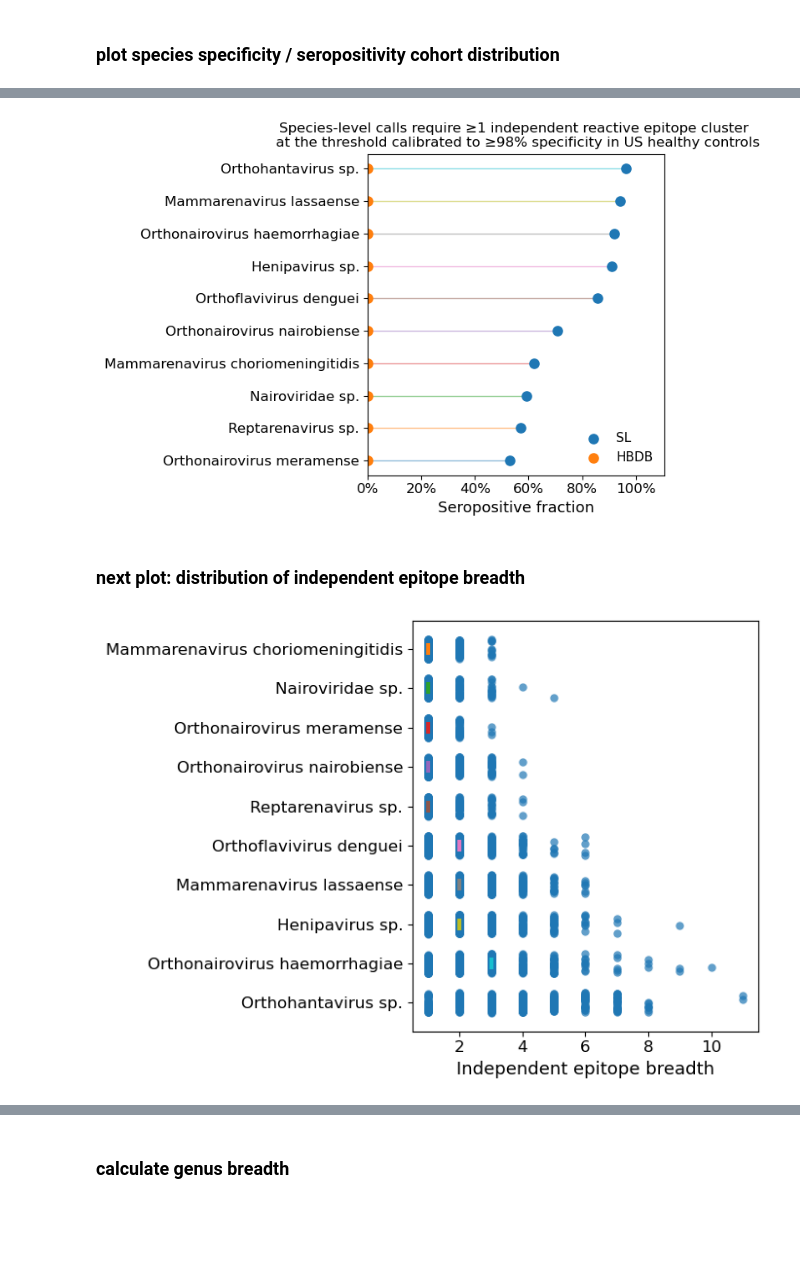
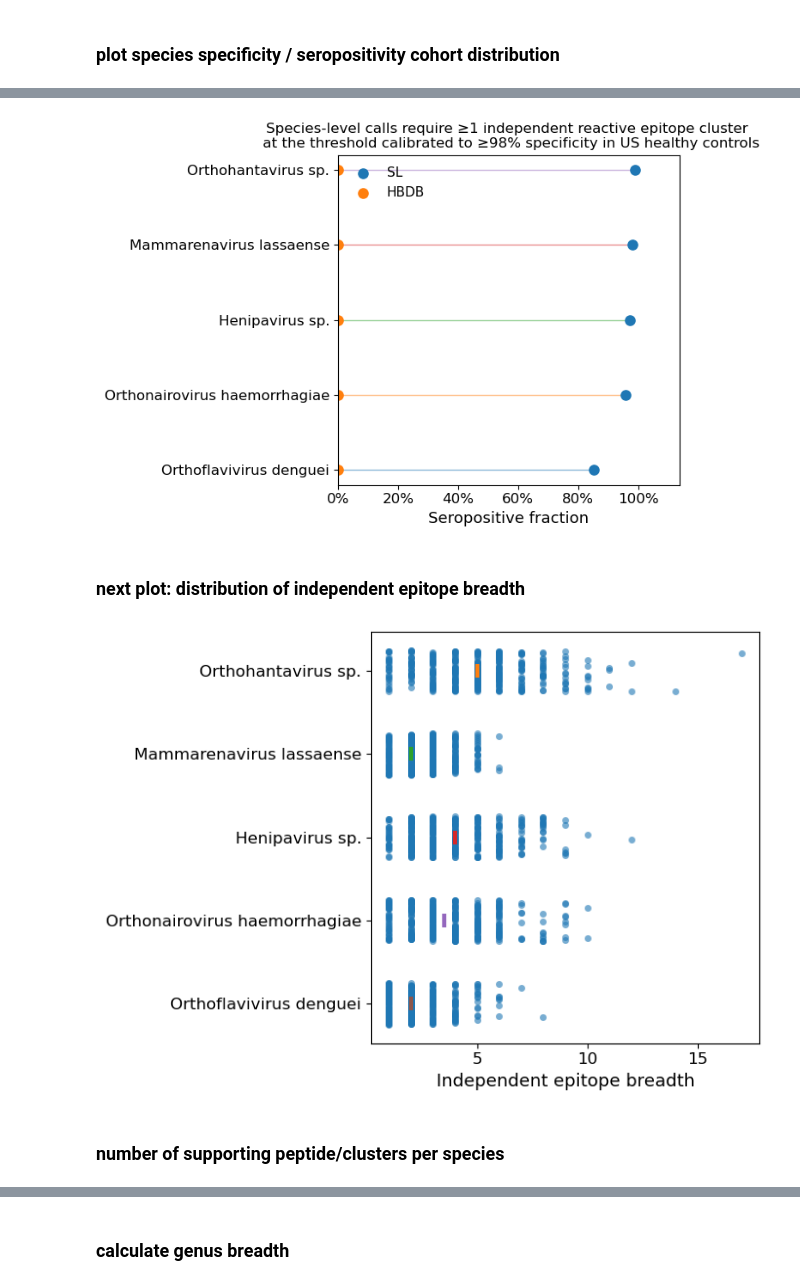
Before and after one commit to sporak577/lasv_phipseq_2026, a Jupyter notebook: Analysis_w_cluster_assignment_090426.ipynb/cluster_based_analysis_090526.ipynb, the cells around one changed output, grey strips where cells are left out. Cells and saved outputs as stored; diff of their text form; code cells hidden in the pictures; blank space fills up the shorter version.

Commit message:
updating the entire script by first doing peptide based seroreactivity analysis and then later including clusering analysis

```diff
--- a/Analysis_w_cluster_assignment_090426.ipynb/cluster_based_analysis_090526.ipynb
+++ b/Analysis_w_cluster_assignment_090426.ipynb/cluster_based_analysis_090526.ipynb
@@ -15,7 +15,7 @@ pd.read_csv('../lassa_library_sequences_species_standardized_070726.csv').rename
 peps_metadata.loc[peps_metadata['genus'] == 'Arenavirus', 'genus'] = 'Mammarenavirus'
 # %%
 Z_THRESH = 3
-SENS_MIN = 0.05
+SENS_MIN = 0.02
 SPEC_MIN = 0.99
 # %% [markdown]
 ### calculate peptide sensitivity / specificity and select hits
@@ -76,7 +76,7 @@ hits.shape
 import networkx as nx
 from collections import defaultdict
 
-K = 7
+K = 8
 
 def get_kmers(sequence, k=K):
     sequence = str(sequence).upper()
@@ -334,14 +357,14 @@ species_plot = (
     .reset_index()
 )
 
-# Keep species with at least some CHILD seropositivity
+# Keep species with at least some SL seropositivity
 species_plot = (
     species_plot
     .sort_values('SL', ascending=False)
 )
 
 # Optional: top 10 species
-species_plot = species_plot.head(10).sort_values(
+species_plot = species_plot.head(5).sort_values(
     'SL',
     ascending=True
 )
@@ -406,11 +429,13 @@ plt.title('Species-level calls require ≥1 independent reactive epitope cluster
 plt.tight_layout()
 plt.show()
 # %% [output]
-[figure, old version]
+[figure, new version]
 # %% [markdown]
 ### next plot: distribution of independent epitope breadth
 # %%
 import seaborn as sns
+
+species_order = species_plot['species'].tolist()[::-1]
 
 plot_breadth = (
     breadth_species_df[
@@ -420,20 +445,10 @@ plot_breadth = (
     .copy()
 )
 
-# Keep the same top species as the prevalence plot
-top_species = species_plot['species'].tolist()
-
 plot_breadth = plot_breadth[
-    plot_breadth['species'].isin(top_species)
+    plot_breadth['species'].isin(species_order)
 ]
 
-species_order = (
-    plot_breadth
-    .groupby('species')['breadth']
-    .median()
-    .sort_values()
-    .index
-)
 
 fig, ax = plt.subplots(figsize=(7, 5))
 
@@ -441,41 +456,52 @@ sns.stripplot(
     data=plot_breadth,
     x='breadth',
     y='species',
-    order=species_order,
+    order=species_order,   # SAME ORDER
     jitter=0.25,
-    size=6,
-    alpha=0.7,
+    size=5,
+    alpha=0.6,
     ax=ax
 )
 
-# Median breadth
+# Median breadth for each species
 medians = (
     plot_breadth
     .groupby('species')['breadth']
     .median()
     .reindex(species_order)
 )
 
+# Show median as a larger marker
 for i, median in enumerate(medians):
     ax.scatter(
         median,
         i,
-        s=80,
+        s=90,
         marker='|',
         linewidths=3,
         zorder=5
     )
 
 ax.set_xlabel(
     'Independent epitope breadth',
     fontsize=13
 )
 
 ax.set_ylabel('')
-ax.tick_params(axis='y', labelsize=12)
-ax.tick_params(axis='x', labelsize=12)
+
+ax.tick_params(
+    axis='x',
+    labelsize=12
+)
+
+ax.tick_params(
+    axis='y',
+    labelsize=12
+)
 
 plt.tight_layout()
 plt.show()
 # %% [output]
-[figure, old version]
+[figure, new version]
+# %% [markdown]
+### number of supporting peptide/clusters per species
```
Also changed, not shown: parts of 14 cells of this notebook, 1 other file.
